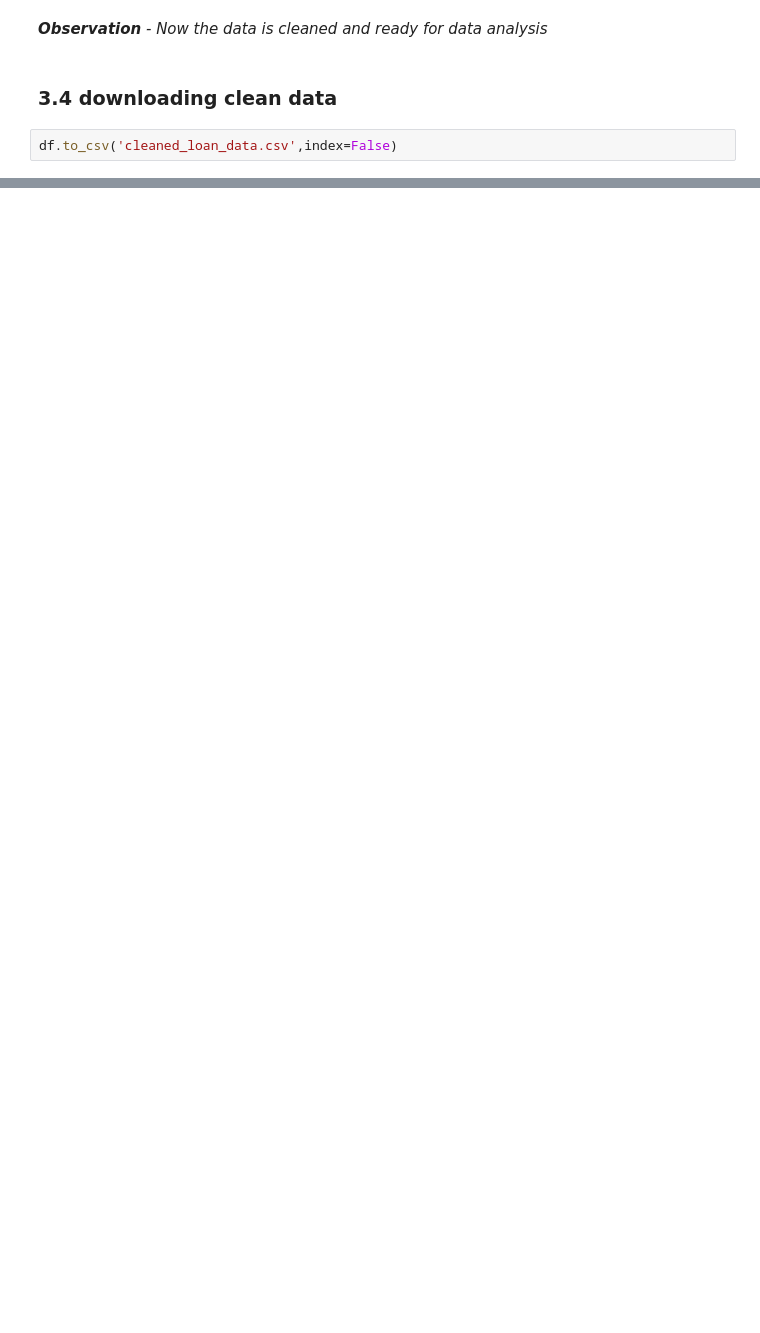
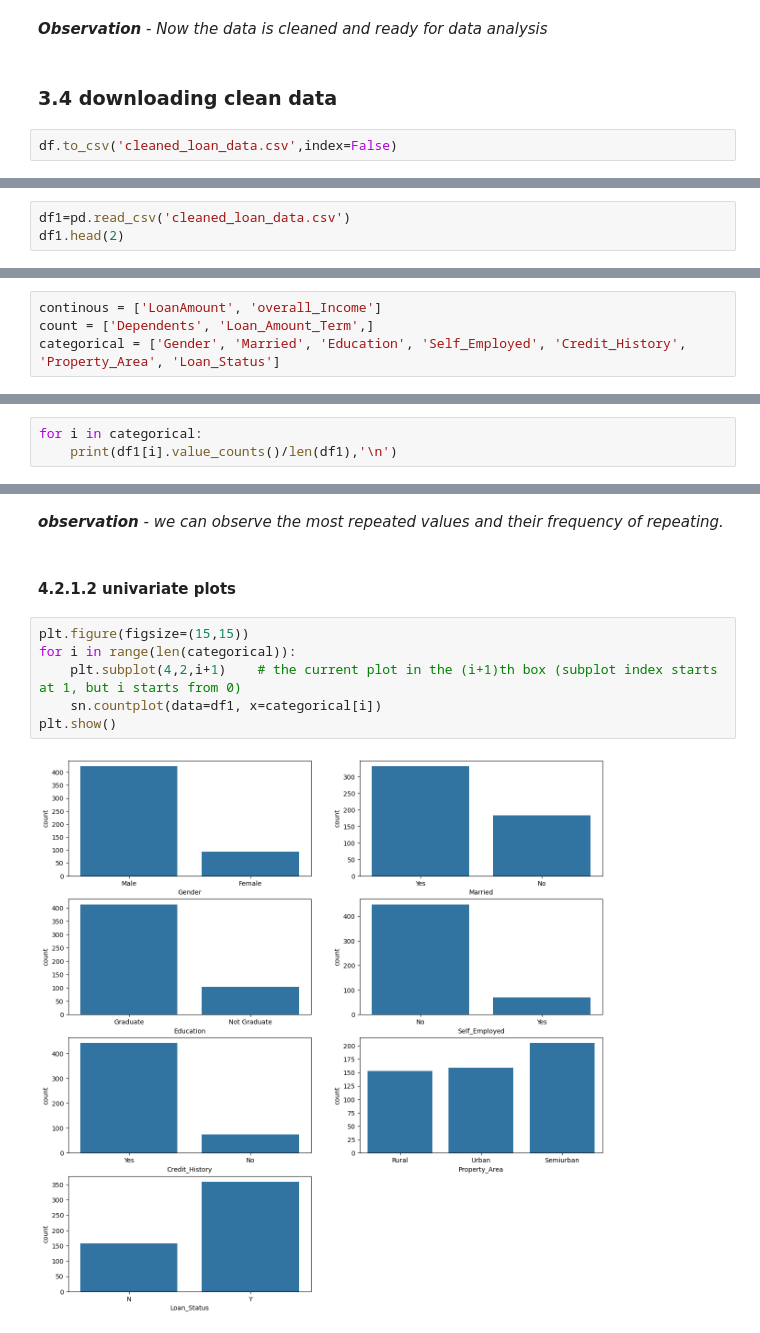
Before and after one commit to SAKSHISAAHU/Data_Analytics, a Jupyter notebook: 9.project/1.prj_with_py.ipynb, the cells around one changed output, grey strips where cells are left out. Saved outputs shown, nothing was run; the diff lists cells and outputs as text; blank space fills up the shorter version.

```diff
--- a/9.project/1.prj_with_py.ipynb
+++ b/9.project/1.prj_with_py.ipynb
@@ -591,0 +602,3 @@ df.to_csv('cleaned_loan_data.csv',index=False)
+# %%
+df1=pd.read_csv('cleaned_loan_data.csv')
+df1.head(2)
@@ -591,0 +615,4 @@ df.to_csv('cleaned_loan_data.csv',index=False)
+# %%
+continous = ['LoanAmount', 'overall_Income']
+count = ['Dependents', 'Loan_Amount_Term',]
+categorical = ['Gender', 'Married', 'Education', 'Self_Employed', 'Credit_History', 'Property_Area', 'Loan_Status']
@@ -591,0 +635,3 @@ df.to_csv('cleaned_loan_data.csv',index=False)
+# %%
+for i in categorical:
+    print(df1[i].value_counts()/len(df1),'\n')
@@ -591,0 +666,12 @@ df.to_csv('cleaned_loan_data.csv',index=False)
+# %% [markdown]
+***observation** - we can observe the most repeated values and their frequency of repeating.*
+# %% [markdown]
+#### **4.2.1.2 univariate plots**
+# %%
+plt.figure(figsize=(15,15))
+for i in range(len(categorical)):
+    plt.subplot(4,2,i+1)    # the current plot in the (i+1)th box (subplot index starts at 1, but i starts from 0)
+    sn.countplot(data=df1, x=categorical[i])
+plt.show()
+# %% [output]
+[figure, added]
```
Also changed, not shown: parts of 18 cells of this notebook.
